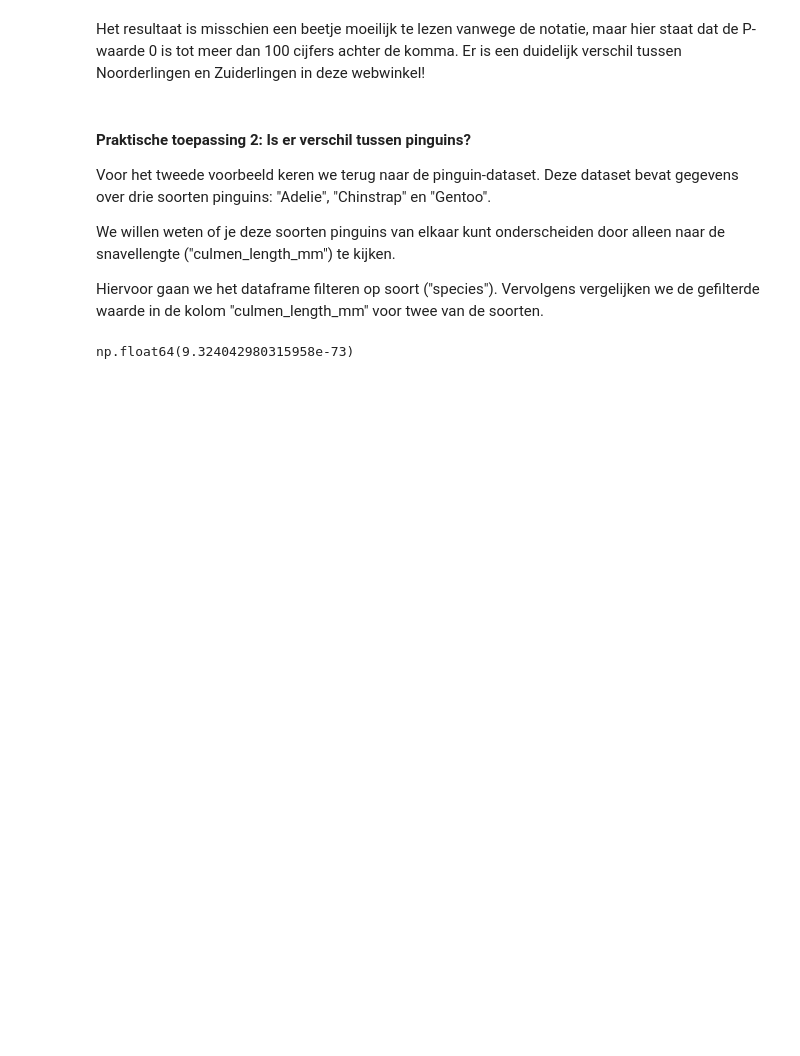
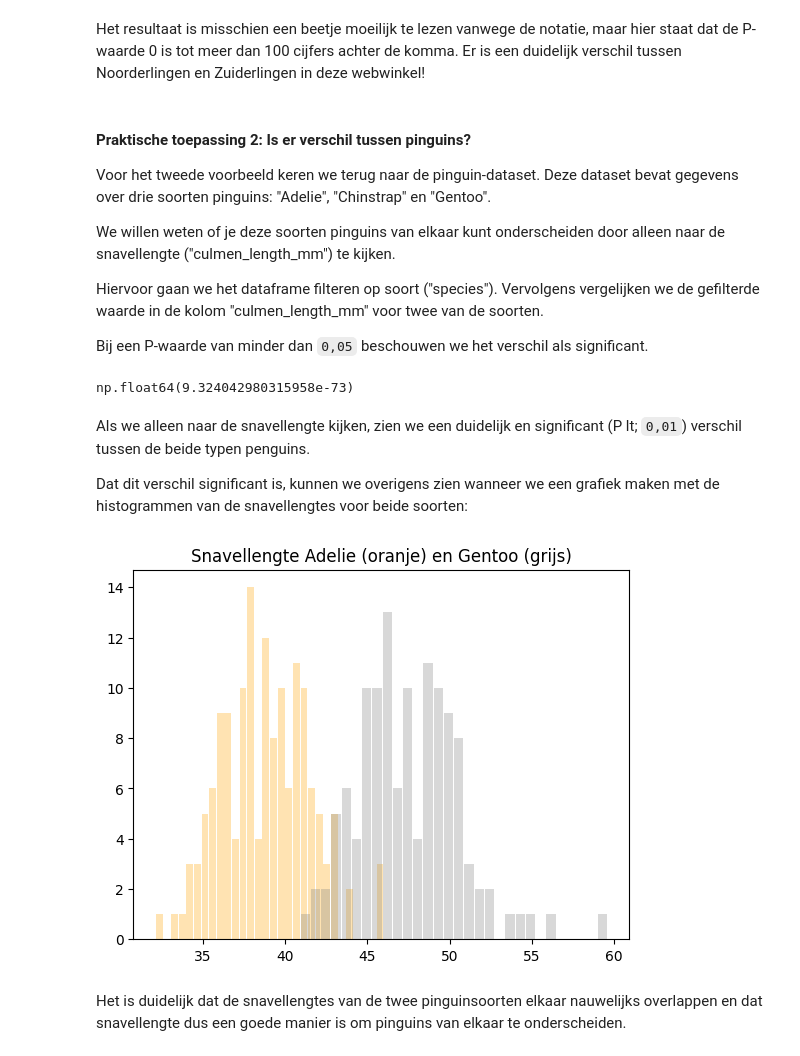
Before and after one commit to mcdejonge/cursus-beginnen-met-data-science, a Jupyter notebook: les_1_statistiek.ipynb, the cells around one changed output. Saved outputs shown, nothing was run; the diff lists cells and outputs as text; code cells hidden in the pictures; blank space fills up the shorter version.

```diff
--- a/les_1_statistiek.ipynb
+++ b/les_1_statistiek.ipynb
@@ -660,6 +660,8 @@ Voor het tweede voorbeeld keren we terug naar de pinguin-dataset. Deze dataset b
 We willen weten of je deze soorten pinguins van elkaar kunt onderscheiden door alleen naar de snavellengte ("culmen_length_mm") te kijken.
 
 Hiervoor gaan we het dataframe filteren op soort ("species"). Vervolgens vergelijken we de gefilterde waarde in de kolom "culmen_length_mm" voor twee van de soorten.
+
+Bij een P-waarde van minder dan `0,05` beschouwen we het verschil als significant.
 # %%
 snavels_adelie = dfpenguins[dfpenguins['species'] == 'Adelie']['culmen_length_mm']
 snavels_gentoo = dfpenguins[dfpenguins['species'] == 'Gentoo']['culmen_length_mm']
@@ -671,3 +673,22 @@ pwaarde = resultaat.pvalue
 pwaarde
 # %% [output]
 np.float64(9.324042980315958e-73)
+# %% [markdown]
+Als we alleen naar de snavellengte kijken, zien we een duidelijk en significant (P lt; `0,01`) verschil tussen de beide typen penguins.
+
+Dat dit verschil significant is, kunnen we overigens zien wanneer we een grafiek maken met de histogrammen van de snavellengtes voor beide soorten:
+# %%
+
+# We voegen hier wat extra opties toe aan de hist-functie om te zorgen dat we
+# twee histogrammen relatief leesbaar in dezelfde grafiek kunnen tonen:
+# - color: de kleur
+# - alpha : de transparantie (0 : volledig transparant, 1: volledig dekkend)
+plt.hist(snavels_adelie, bins=30, rwidth=0.9, color="orange", alpha=0.3)
+plt.hist(snavels_gentoo, bins=30, rwidth=0.9, color="grey", alpha=0.3)
+plt.title("Snavellengte Adelie (oranje) en Gentoo (grijs)")
+# Totdat je plt.show() aanroept kun je blijven toevoegen aan dezelfde grafiek.
+plt.show()
+# %% [output]
+[figure, added]
+# %% [markdown]
+Het is duidelijk dat de snavellengtes van de twee pinguinsoorten elkaar nauwelijks overlappen en dat snavellengte dus een goede manier is om pinguins van elkaar te onderscheiden.
```
Also changed, not shown: parts of 3 cells of this notebook.
